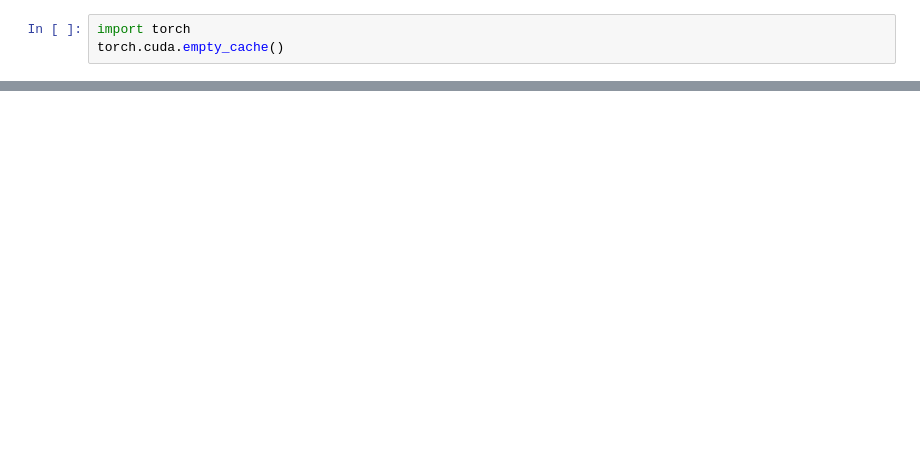
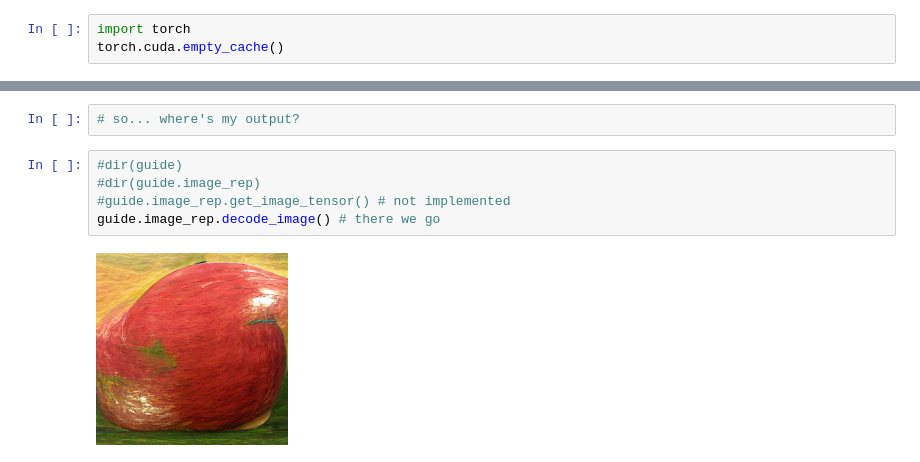
Before and after one commit to dmarx/pytti, a Jupyter notebook: pytti-external.ipynb, the cells around one changed output, grey strips where cells are left out. Saved outputs shown, nothing was run; the diff lists cells and outputs as text; blank space fills up the shorter version.

```diff
--- a/pytti-external.ipynb
+++ b/pytti-external.ipynb
@@ -492,0 +549,9 @@ True
+# %%
+# so... where's my output?
+# %%
+#dir(guide)
+#dir(guide.image_rep)
+#guide.image_rep.get_image_tensor() # not implemented
+guide.image_rep.decode_image() # there we go
+# %% [output]
+[figure, added]
```
Also changed, not shown: parts of 16 cells of this notebook.
